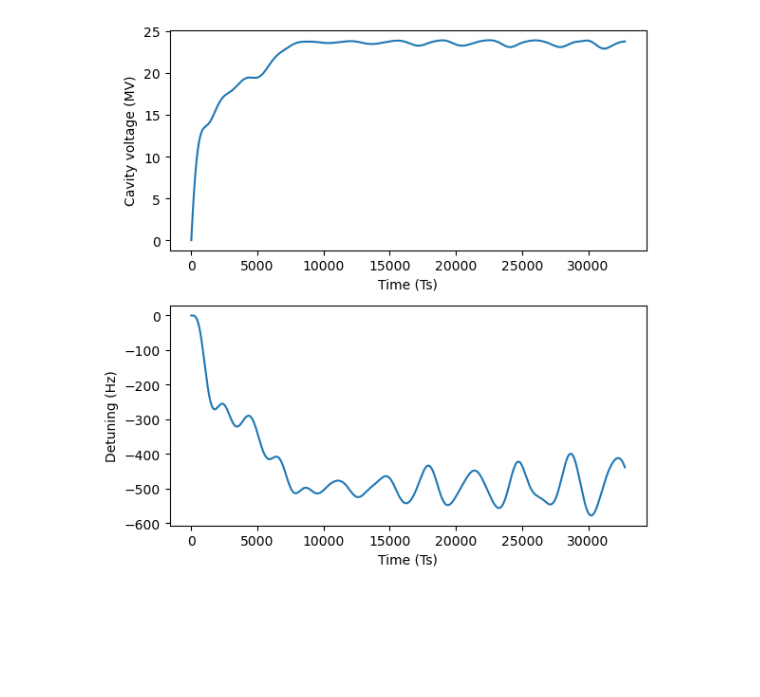
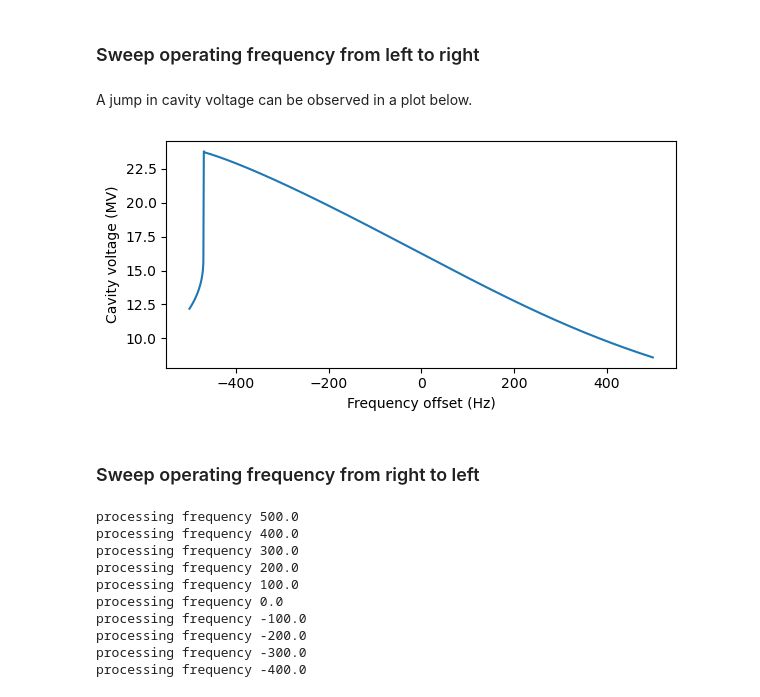
Before and after one commit to maalberg/kind, a Jupyter notebook: examples/cavity/01_data_collect.ipynb, the cells around one changed output. Saved outputs shown, nothing was run; the diff lists cells and outputs as text; code cells hidden in the pictures; blank space fills up the shorter version.

Commit message:
update cavity example to demonstrate static ponderomotive instability

```diff
--- a/examples/cavity/01_data_collect.ipynb
+++ b/examples/cavity/01_data_collect.ipynb
@@ -28,9 +30,9 @@ args = parser.parse_args(
 
         '-ga', '12e6',
 
-        '-fm', '280, 341, 460, 487, 618',
-        '-qm', '40, 20, 50, 80, 100',
-        '-km', '2, 0.8, 2, 0.6, 0.2',
+        '-fm', '280, 341, 460, 487, 618', # mechanical modes' frequencies
+        '-qm', '2, 2, 2, 2, 2',           # heavily damp mechanical modes by setting their quality to 2
+        '-km', '2, 0.8, 2, 0.6, 0.2',     # mechanical modes' coupling factors
 
         '-ib', '0.008',
         '-nb', '15000',
@@ -48,31 +52,65 @@ sim = care.simulator(args)
 # %%
 # --! simulate --!
 
-sim_nsample = 2048 * 16
+def sim_foldover(sim, sim_nsample, f):
 
-vc  = np.zeros(sim_nsample, dtype=complex)
-dc  = np.zeros(sim_nsample)
+    sim.src.f = f
+    vc = 0.0
 
-sim.reset()
+    for i in range(sim_nsample):
+        vc, _ = sim.step(0.0)
 
-for i in range(sim_nsample):
-    vc[i], dc[i] = sim.step(0.0)
+    return vc
+# %% [markdown]
+### Sweep operating frequency from left to right
+# %%
+# --! run simulation from left to right --!
+
+sim_nsample = 2048 * 16
+og = np.arange(-500.0, 500.0, 1.0)
+vc = np.zeros_like(og, dtype=complex)
+
+for j, f in enumerate(og):
+    vc[j] = sim_foldover(sim, sim_nsample, f)
+    if j % 100 == 0:
+        print(f'processed frequency {f}')
+# %% [markdown]
+A jump in cavity voltage can be observed in a plot below.
 # %%
 # --! plot simulation results --!
 
-plt.figure(figsize=(6, 6))
+plt.figure(figsize=(6, 3))
 
-plt.subplot(2,1,1)
-plt.plot(abs(vc) * 1e-6)
-plt.xlabel('Time (Ts)')
+plt.plot(og, abs(vc) * 1e-6)
+plt.xlabel('Frequency offset (Hz)')
 plt.ylabel('Cavity voltage (MV)')
-
-plt.subplot(2,1,2)
-plt.plot(dc / 2 / np.pi)
-plt.xlabel('Time (Ts)')
-plt.ylabel('Detuning (Hz)')
 
 plt.tight_layout()
 plt.show()
 # %% [output]
-[figure, old version]
+[figure, new version]
+# %% [markdown]
+### Sweep operating frequency from right to left
+# %%
+# --! run simulation from right to left --!
+
+og_reversed = np.arange(500.0, -500.0, -1.0)
+vc_reversed = np.zeros_like(og_reversed, dtype=complex)
+
+sim.reset()
+
+for j, f in enumerate(og_reversed):
+    vc_reversed[j] = sim_foldover(sim, sim_nsample, f)
+    if j % 100 == 0:
+        print(f'processed frequency {f}')
+# %% [output]
+processing frequency 500.0
+processing frequency 400.0
+processing frequency 300.0
+processing frequency 200.0
+processing frequency 100.0
+processing frequency 0.0
+processing frequency -100.0
+processing frequency -200.0
+processing frequency -300.0
+processing frequency -400.0
```
Also changed, not shown: parts of 5 cells of this notebook.
